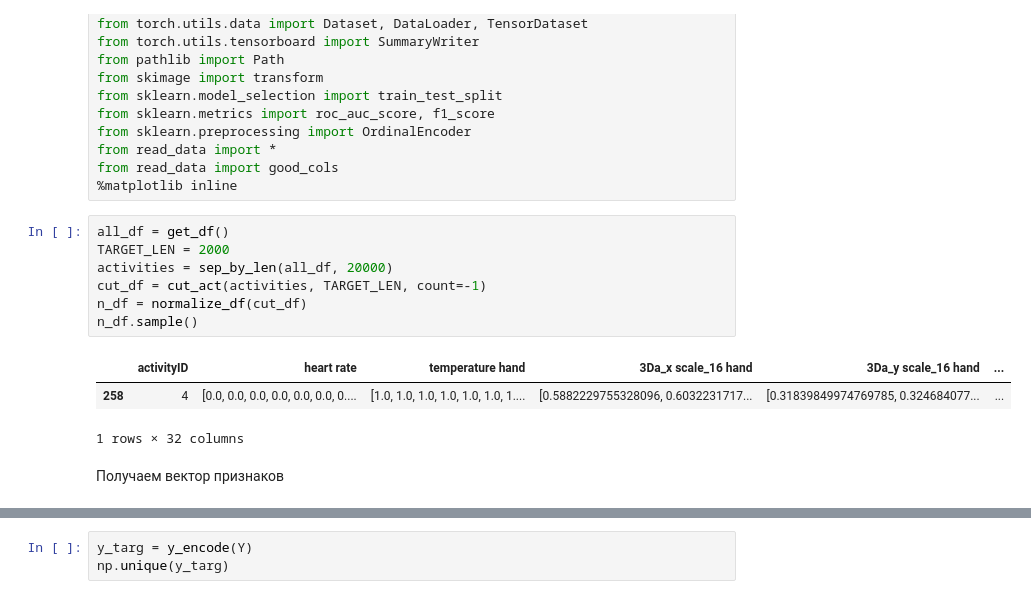
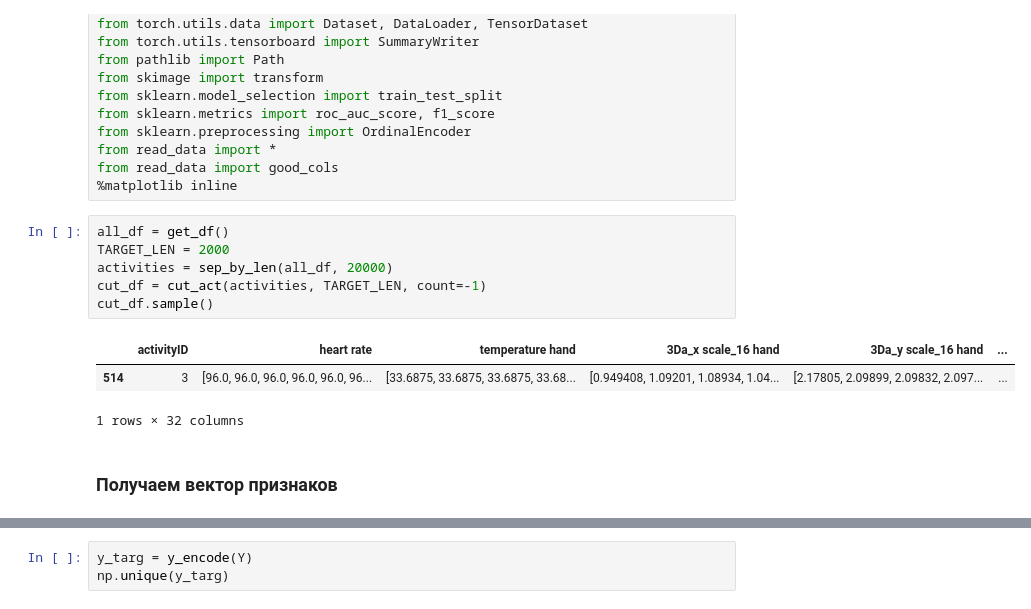
Before and after one commit to FL2107/signals_learning, a Jupyter notebook: Linear Classification.ipynb, the cells around one changed output, grey strips where cells are left out. Drawn from its saved outputs; the diff is of its cells as text.

```diff
--- a/Linear Classification.ipynb
+++ b/Linear Classification.ipynb
@@ -24,14 +24,13 @@ from read_data import good_cols
 # %%
 all_df = get_df()
 TARGET_LEN = 2000
 activities = sep_by_len(all_df, 20000)
 cut_df = cut_act(activities, TARGET_LEN, count=-1)
-n_df = normalize_df(cut_df)
-n_df.sample()
+cut_df.sample()
 # %% [output]
 |  | activityID | heart rate | temperature hand | 3Da_x scale_16 hand | 3Da_y scale_16 hand | ... |
-| 258 | 4 | [0.0, 0.0, 0.0, 0.0, 0.0, 0.0, 0.... | [1.0, 1.0, 1.0, 1.0, 1.0, 1.0, 1.... | [0.5882229755328096, 0.6032231717... | [0.31839849974769785, 0.324684077... | ... |
+| 514 | 3 | [96.0, 96.0, 96.0, 96.0, 96.0, 96... | [33.6875, 33.6875, 33.6875, 33.68... | [0.949408, 1.09201, 1.08934, 1.04... | [2.17805, 2.09899, 2.09832, 2.097... | ... |
 1 rows × 32 columns
 # %% [markdown]
-Получаем вектор признаков
+### Получаем вектор признаков
 # %%
```
Also changed, not shown: parts of 9 cells of this notebook, 2 other files.
